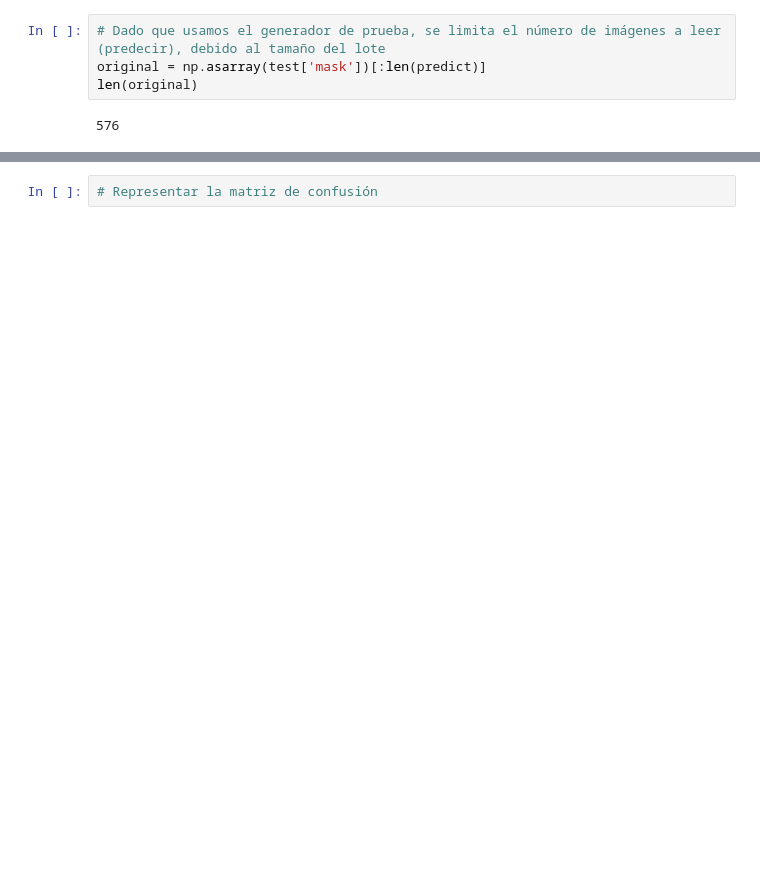
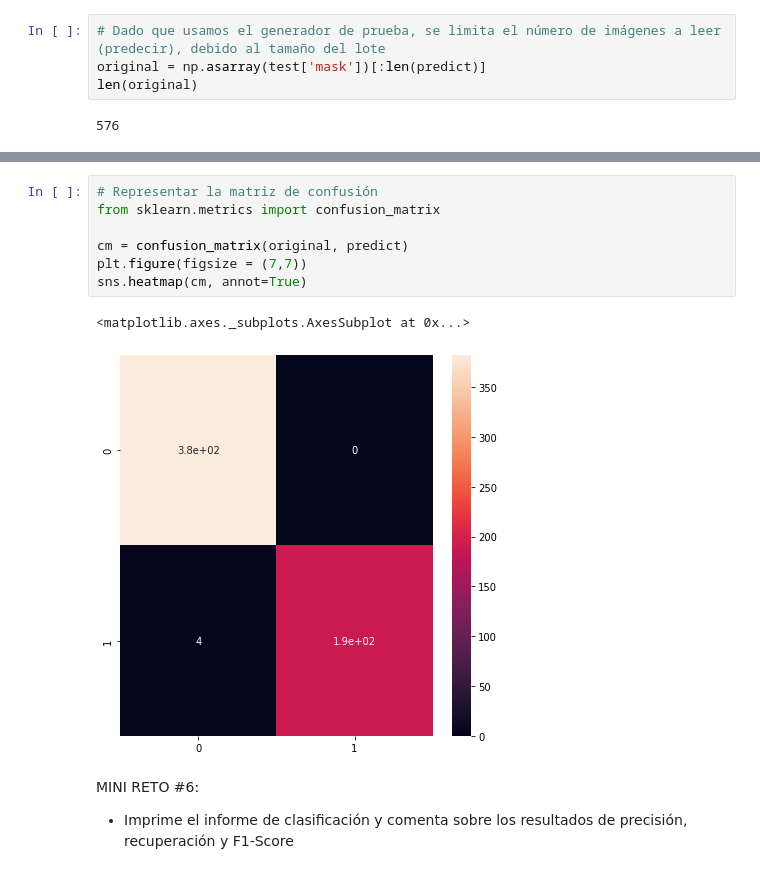
Before and after one commit to sergioarnold87/Caso_Practico_HealthCare_IA, a Jupyter notebook: HealthCare_Sergio.ipynb, the cells around one changed output, grey strips where cells are left out. Cells and saved outputs as stored; diff of their text form; blank space fills up the shorter version.

```diff
--- a/HealthCare_Sergio.ipynb
+++ b/HealthCare_Sergio.ipynb
@@ -558,2 +557,13 @@ accuracy
-# %%
-# Representar la matriz de confusión
+# %%
+# Representar la matriz de confusión
+from sklearn.metrics import confusion_matrix
+
+cm = confusion_matrix(original, predict)
+plt.figure(figsize = (7,7))
+sns.heatmap(cm, annot=True)
+# %% [output]
+<matplotlib.axes._subplots.AxesSubplot at 0x...>
+[figure, added]
+# %% [markdown]
+MINI RETO #6:
+- Imprime el informe de clasificación y comenta sobre los resultados de precisión, recuperación y F1-Score
```
Also changed, not shown: parts of 21 cells of this notebook.
